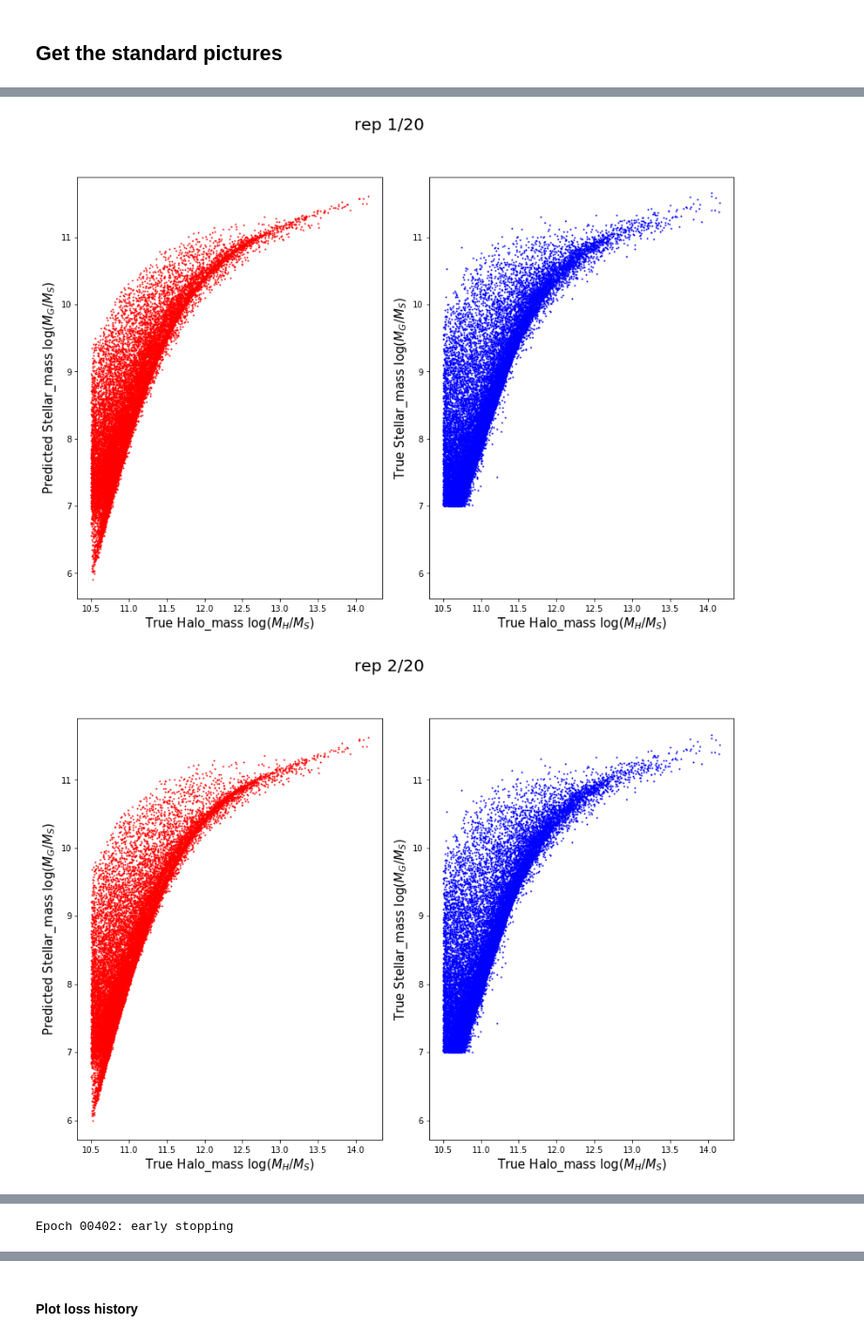
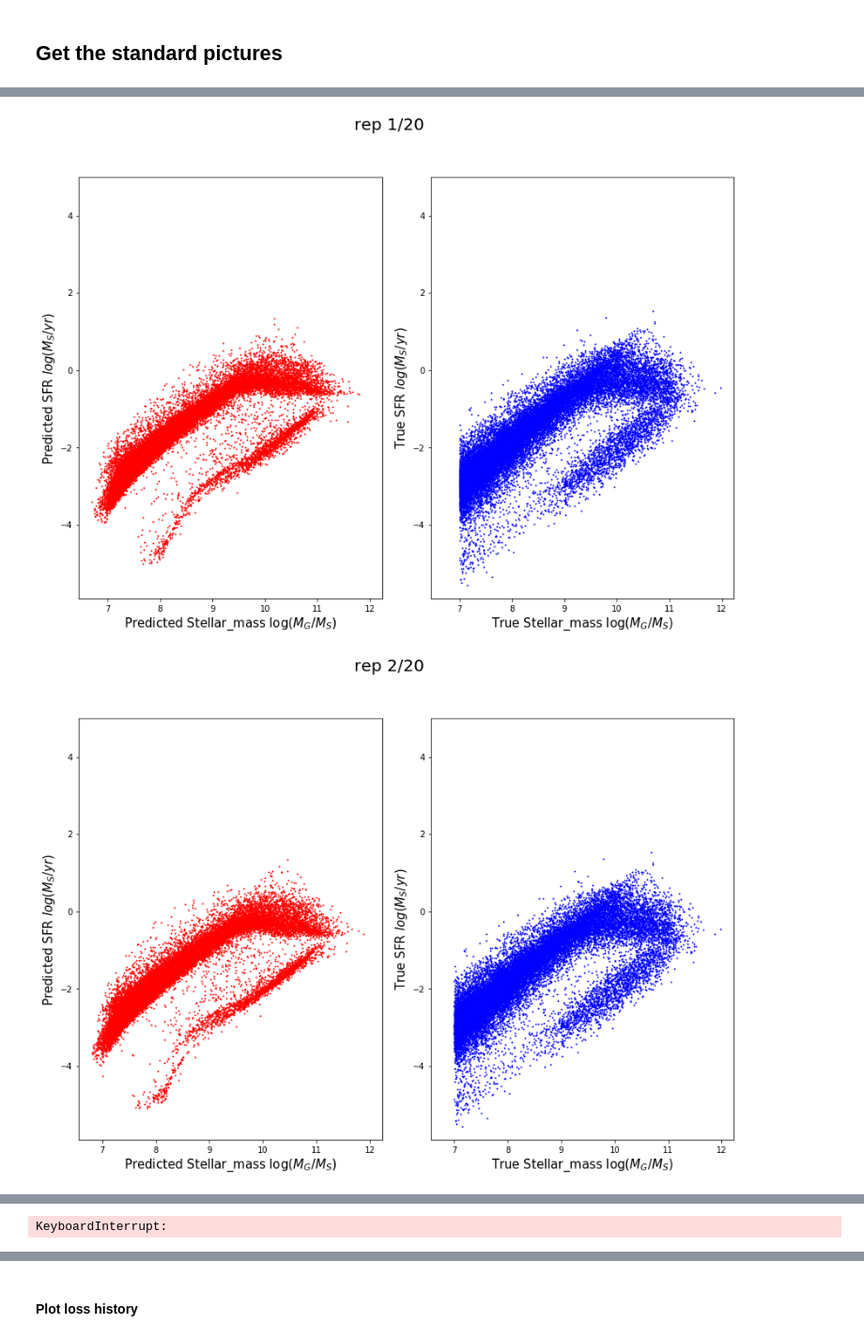
Before and after one commit to magnus-lindstrom/masters-project-galaxy-formation, a Jupyter notebook: code/backpropagation_code/bp_general_purpose_notebook.ipynb, the cells around one changed output, grey strips where cells are left out. Shown at 94% size. Saved outputs shown, nothing was run; the diff lists cells and outputs as text; code cells hidden in the pictures.

```diff
--- a/code/backpropagation_code/bp_general_purpose_notebook.ipynb
+++ b/code/backpropagation_code/bp_general_purpose_notebook.ipynb
@@ -3,6 +3,7 @@ import os
 from os.path import expanduser
 home_dir = expanduser("~")
 module_path = home_dir + '/code/modules/'
+models_path = home_dir + '/models/'
 import sys
 sys.path.append(module_path)
 fig_dir = 'figures/'
@@ -12,7 +13,7 @@ import random
 import tensorflow as tf
 import pandas as pd
 from keras import regularizers
-from keras.models import Sequential, Model
+from keras.models import Sequential, Model, load_model
 from keras.layers import Input, Dense, LeakyReLU, concatenate
 from keras.callbacks import EarlyStopping
 import numpy as np
@@ -23,6 +24,7 @@ from scipy import stats
 from scipy.special import comb
 import datetime
 import codecs, json
+import corner
 from itertools import combinations
 %load_ext autoreload
 %autoreload 1
@@ -35,11 +37,4 @@ from keras_objects import *
 
 np.random.seed(999)
 random.seed(999)
-
-#loss_func_dict = {
-#    'mse': 'mse',
-#    'mae': 'mae',
-#    'weighted_mse_1': weighted_mse_1,
-#    'stellar_mass_weighted_mse': stellar_mass_weighted_mse
-#}
 # %% [output]
@@ -177,7 +172,7 @@ test_size = .25e5
 norm = {'input': 'zero_mean_unit_std',
         'output': 'none'} # 'none',   'zero_mean_unit_std',   'zero_to_one'
 input_features = ['Halo_mass', 'Halo_mass_peak', 'Scale_half_mass', 'Scale_peak_mass']
-output_features = ['Stellar_mass']
+output_features = ['Stellar_mass', 'SFR']
 
 outputs_to_weigh = ['Stellar_mass']
 
@@ -192,6 +187,6 @@ validation_data = 'val' #'val' is normally used, use 'train' to check overfittin
 ### Network parameters
 nLayers = 10
 activation_function = 'tanh'
-output_activation = None
-neuronsPerLayer = 30
+output_activation = {'SFR': None, 'Stellar_mass': None}
+neuronsPerLayer = 10
 reg_strength = 0#1e-5
@@ -207,59 +231,43 @@ training_data_dict = normalise_data(training_data_dict, norm)
 # %%
-# Create model
-main_input = Input(shape=(len(input_features),), name = 'main_input')
-
-for i in range(0, nLayers-1): # -1 because one layer is added automatically with the input layer
-    x = Dense(neuronsPerLayer, kernel_regularizer=regularizers.l2(reg_strength),
-              activation=activation_function)(main_input)
-    #x = LeakyReLU(alpha = 0.1)(x)
-
-output_layers = []
-for feat in output_features:
-    output_layers.append(Dense(1, kernel_regularizer=regularizers.l2(reg_strength), name = feat,
-                              activation = output_activation)(x))
-
-model = Model(main_input, output_layers)
-model.compile(optimizer = 'adam', loss = 'mse')
-
 earlystop = EarlyStopping(monitor=early_stop_monitor, min_delta=early_stop_min_delta, patience=early_stop_patience, \
                           verbose=1, mode='auto')
-callbacks_list = [earlystop]
+file_path = models_path + "model_checkpoint.hdf5"
+checkpoint = ModelCheckpoint(file_path, monitor='val_acc', save_best_only=True, mode='min', period=10)
+callbacks_list = [earlystop, checkpoint]
 
 # set data point weights
 train_weights_tmp = training_data_dict['original_data'][training_data_dict['train_indices'],
                                               training_data_dict['original_data_keys']['Halo_mass']]
 train_weights_tmp = np.power(10, train_weights_tmp)
 train_weights_tmp = train_weights_tmp / np.sum(train_weights_tmp)
 val_weights_tmp = training_data_dict['original_data'][training_data_dict['val_indices'],
                                               training_data_dict['original_data_keys']['Halo_mass']]
 val_weights_tmp = np.power(10, val_weights_tmp)
 val_weights_tmp = val_weights_tmp / np.sum(val_weights_tmp)
 train_weights = {}
 val_weights = {}
 
 for output in output_features:
     if output in outputs_to_weigh:
         train_weights[output] = train_weights_tmp
         val_weights[output] = val_weights_tmp
     else:
         train_weights[output] = np.ones(int(train_size))
         val_weights[output] = np.ones(int(val_size))
 
 for i_rep in range(1, nr_repetitions+1):
+
+
     history = model.fit(x = training_data_dict['input_train_dict'], y = training_data_dict['output_train_dict'],
                         validation_data = (training_data_dict['input_'+validation_data+'_dict'],
                         training_data_dict['output_'+validation_data+'_dict'], val_weights),
                         epochs=int(nr_epochs), batch_size=int(batch_size), callbacks=callbacks_list,
                         sample_weight=train_weights, verbose=0)
-    fig = get_scatter_comparison_plots(model, training_data_dict, unit_dict, x_axis_feature = 'Halo_mass',
-                                    y_axis_feature = 'Stellar_mass', title='rep %d/%d'%(i_rep,nr_repetitions),
-                                    y_max = None, y_min = None,
+    fig = get_scatter_comparison_plots(model, training_data_dict, unit_dict, x_axis_feature = 'Stellar_mass',
+                                    y_axis_feature = 'SFR', title='rep %d/%d'%(i_rep,nr_repetitions), y_max = None,
+                                    y_min = None,
                                     x_min = None, x_max = None, data_type='val')
-    #fig = get_scatter_comparison_plots(model, training_data_dict, unit_dict, x_axis_feature = 'Stellar_mass',
-    #                                y_axis_feature = 'SFR', title='rep %d/%d'%(i_rep,nr_repetitions), y_max = 5,
-    #                                y_min = None,
-    #                                x_min = None, x_max = None, data_type='val')
     plt.show()
 # %% [output]
-[figure, old version]
+[figure, new version]
-[figure, old version]
+[figure, new version]
@@ -271 +275 @@ for i_rep in range(1, nr_repetitions+1):
-Epoch 00402: early stopping
+KeyboardInterrupt:
```
Also changed, not shown: parts of 20 cells of this notebook, 6 other files.
